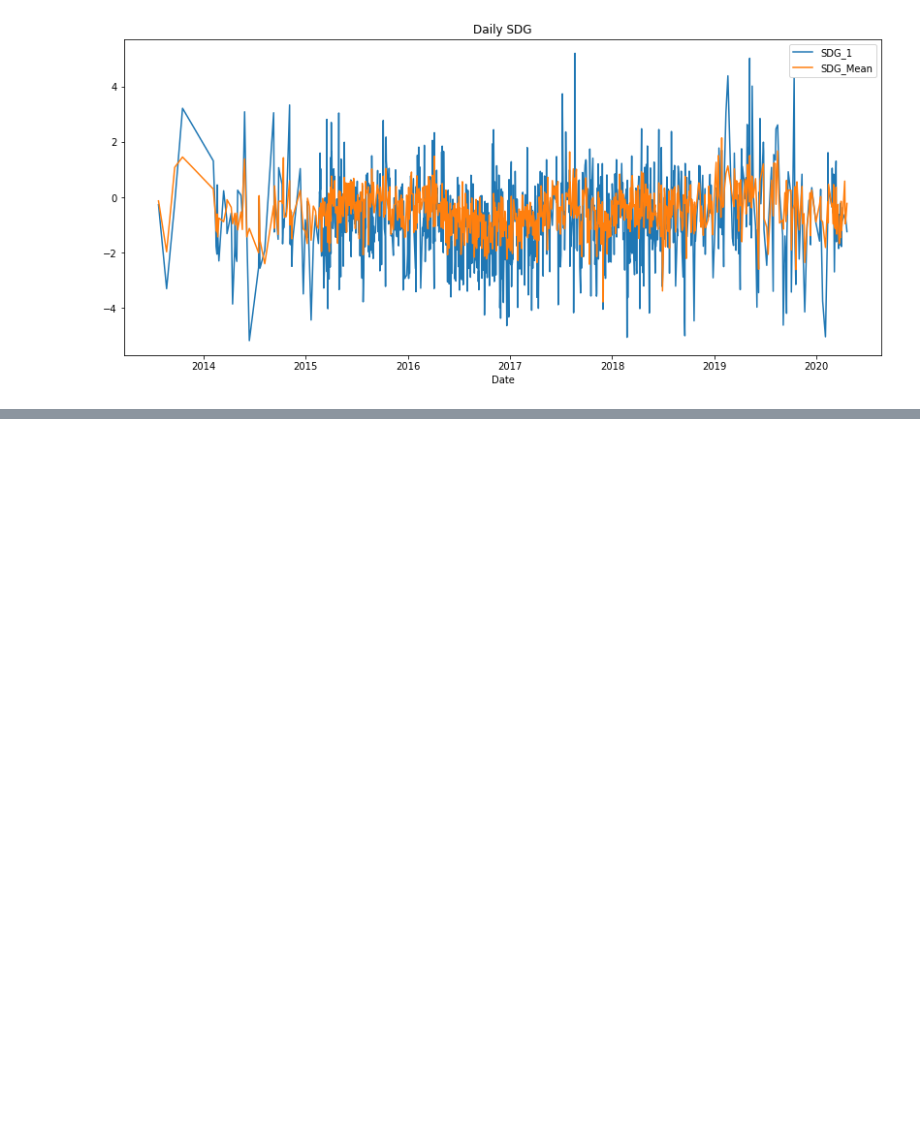
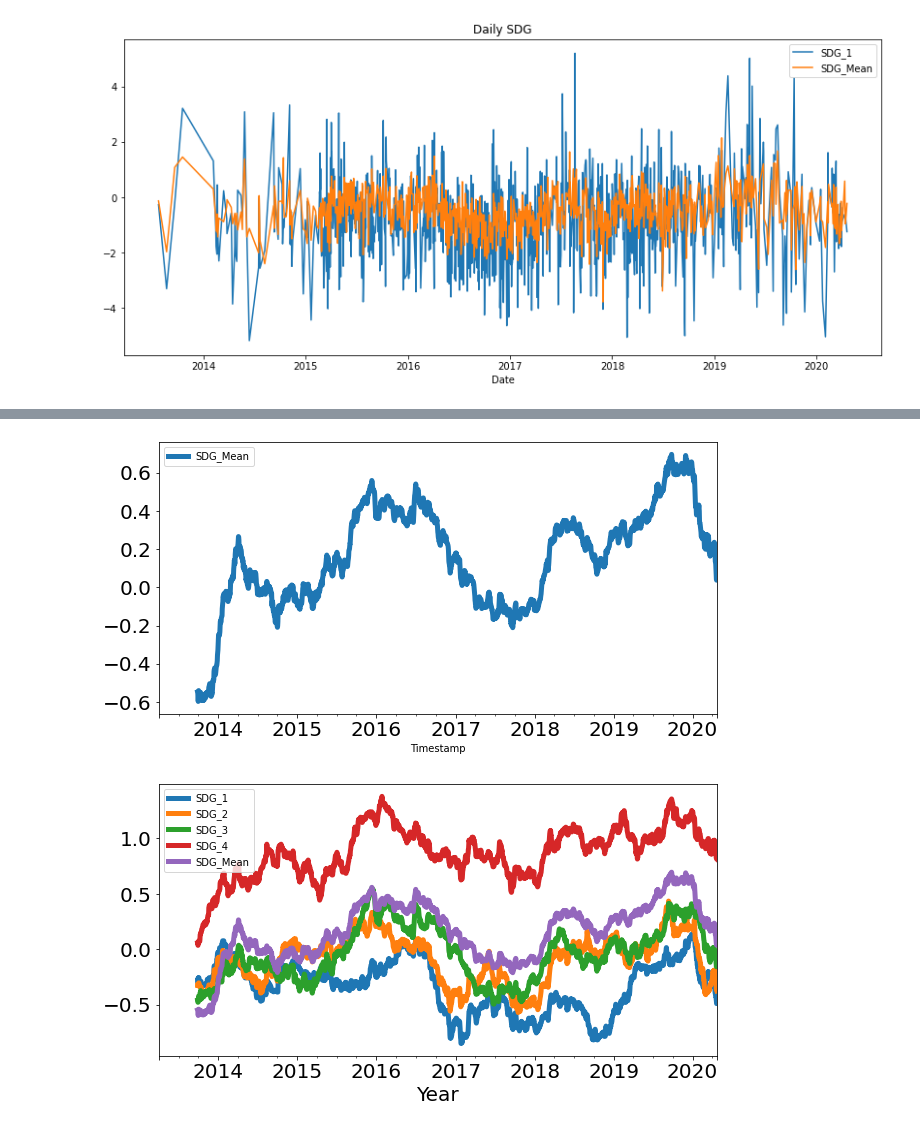
Before and after one commit to SavannahY/Global-A.I.-Data-Science, a Jupyter notebook: SDG.ipynb, the cells around one changed output, grey strips where cells are left out. Drawn from its saved outputs; the diff is of its cells as text; code cells hidden in the pictures; blank space fills up the shorter version.

```diff
--- a/SDG.ipynb
+++ b/SDG.ipynb
@@ -407,0 +428,19 @@ Text(0.5, 0, 'Date')
+# %%
+def plotLabel(label,df):
+  label_df = df[df.Ticker.isin([label])]
+  label_df = label_df[ ['Timestamp'] + list(label_df.loc[:,'SDG_1':'SDG_Mean']) ]
+  label_df['Timestamp'] = pd.to_datetime(label_df['Timestamp'])
+  label_df.set_index('Timestamp',inplace = True)
+  SDG_1 = label_df[['SDG_1']]
+  SDG_2 = label_df[['SDG_2']]
+  SDG_3 = label_df[['SDG_3']]
+  SDG_4 = label_df[['SDG_4']]
+  SDG_Mean = label_df[['SDG_Mean']]
+  # SDG_1.rolling(180).mean().plot(figsize=(10,5), linewidth=5, fontsize=20)
+  # SDG_2.rolling(180).mean().plot(figsize=(10,5), linewidth=5, fontsize=20)
+  # SDG_3.rolling(180).mean().plot(figsize=(10,5), linewidth=5, fontsize=20)
+  # SDG_4.rolling(180).mean().plot(figsize=(10,5), linewidth=5, fontsize=20)
+  SDG_Mean.rolling(180).mean().plot(figsize=(10,5), linewidth=5, fontsize=20)
+  sdg_rm = pd.concat([SDG_1.rolling(180).mean(), SDG_2.rolling(180).mean(), SDG_3.rolling(180).mean(), SDG_4.rolling(180).mean(),SDG_Mean.rolling(180).mean()], axis=1)
+  sdg_rm.plot(figsize=(10,5), linewidth=5, fontsize=20)
+  plt.xlabel('Year', fontsize=20)
@@ -407,0 +491,5 @@ Text(0.5, 0, 'Date')
+# %%
+plotLabel('SO',df_fillna)
+# %% [output]
+[figure, added]
+[figure, added]
```
Also changed, not shown: parts of 62 cells of this notebook.
